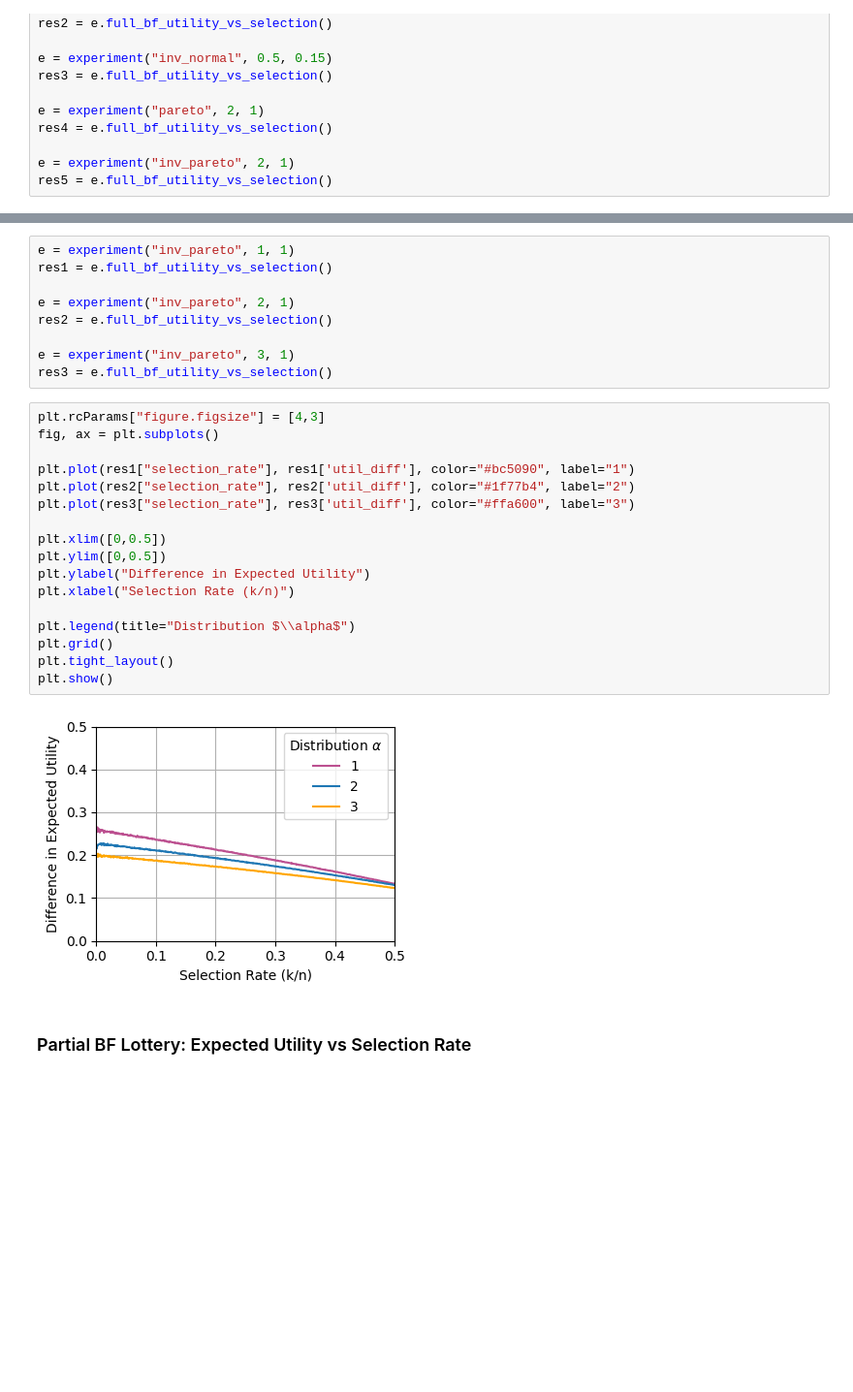
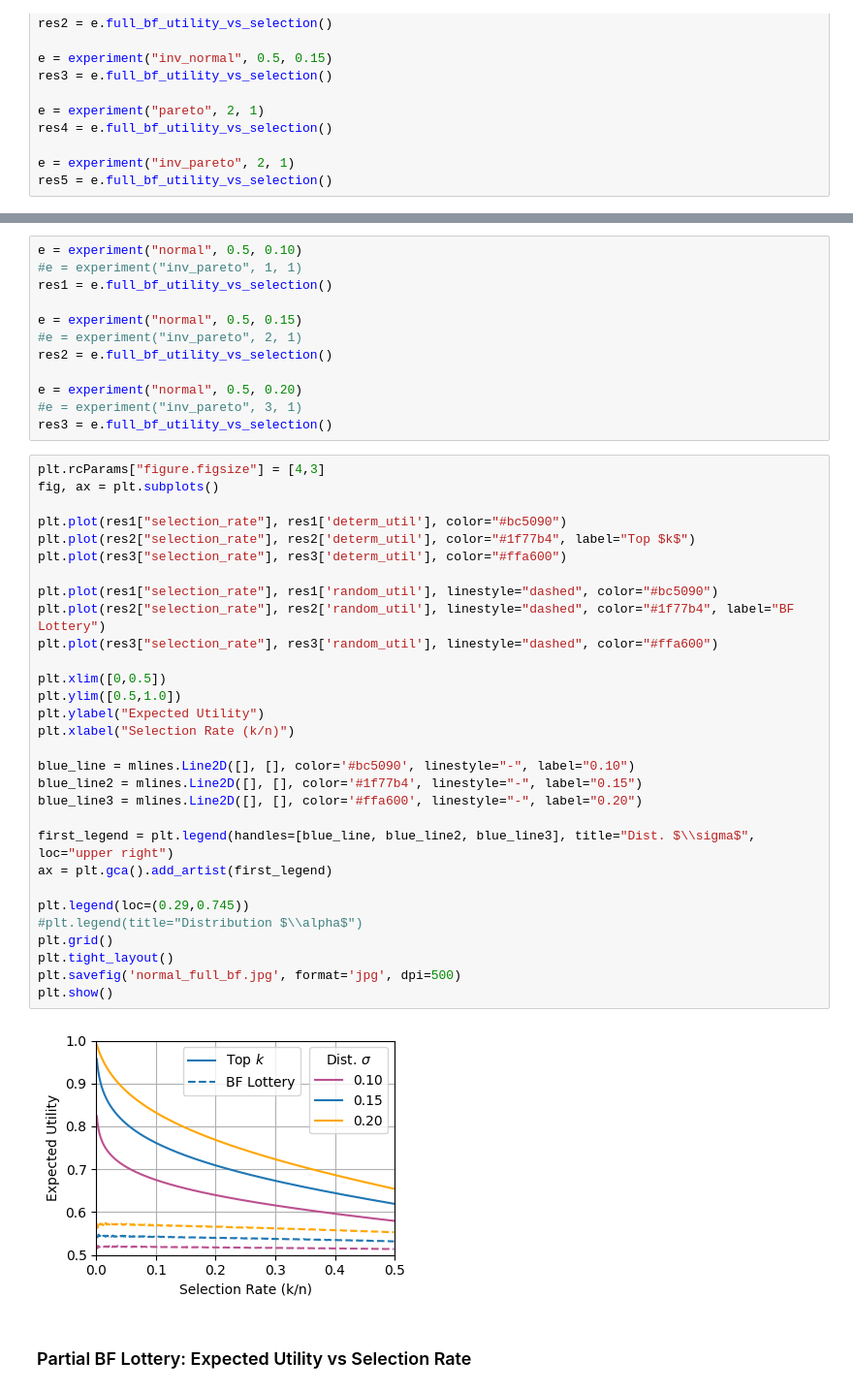
Before and after one commit to shomikj/randomization_for_fairness, a Jupyter notebook: claims_known/utility_tradeoff.ipynb, the cells around one changed output, grey strips where cells are left out. Shown at 97% size. Saved outputs shown, nothing was run; the diff lists cells and outputs as text; blank space fills up the shorter version.

```diff
--- a/claims_known/utility_tradeoff.ipynb
+++ b/claims_known/utility_tradeoff.ipynb
@@ -45,31 +45,47 @@ plt.show()
 # %%
-e = experiment("inv_pareto", 1, 1)
+e = experiment("normal", 0.5, 0.10)
+#e = experiment("inv_pareto", 1, 1)
 res1 = e.full_bf_utility_vs_selection()
 
-e = experiment("inv_pareto", 2, 1)
+e = experiment("normal", 0.5, 0.15)
+#e = experiment("inv_pareto", 2, 1)
 res2 = e.full_bf_utility_vs_selection()
 
-e = experiment("inv_pareto", 3, 1)
+e = experiment("normal", 0.5, 0.20)
+#e = experiment("inv_pareto", 3, 1)
 res3 = e.full_bf_utility_vs_selection()
 # %%
 plt.rcParams["figure.figsize"] = [4,3]
 fig, ax = plt.subplots()
 
-plt.plot(res1["selection_rate"], res1['util_diff'], color="#bc5090", label="1")
-plt.plot(res2["selection_rate"], res2['util_diff'], color="#1f77b4", label="2")
-plt.plot(res3["selection_rate"], res3['util_diff'], color="#ffa600", label="3")
+plt.plot(res1["selection_rate"], res1['determ_util'], color="#bc5090")
+plt.plot(res2["selection_rate"], res2['determ_util'], color="#1f77b4", label="Top $k$")
+plt.plot(res3["selection_rate"], res3['determ_util'], color="#ffa600")
+
+plt.plot(res1["selection_rate"], res1['random_util'], linestyle="dashed", color="#bc5090")
+plt.plot(res2["selection_rate"], res2['random_util'], linestyle="dashed", color="#1f77b4", label="BF Lottery")
+plt.plot(res3["selection_rate"], res3['random_util'], linestyle="dashed", color="#ffa600")
 
 plt.xlim([0,0.5])
-plt.ylim([0,0.5])
-plt.ylabel("Difference in Expected Utility")
+plt.ylim([0.5,1.0])
+plt.ylabel("Expected Utility")
 plt.xlabel("Selection Rate (k/n)")
 
-plt.legend(title="Distribution $\\alpha$")
+blue_line = mlines.Line2D([], [], color='#bc5090', linestyle="-", label="0.10")
+blue_line2 = mlines.Line2D([], [], color='#1f77b4', linestyle="-", label="0.15")
+blue_line3 = mlines.Line2D([], [], color='#ffa600', linestyle="-", label="0.20")
+
+first_legend = plt.legend(handles=[blue_line, blue_line2, blue_line3], title="Dist. $\\sigma$", loc="upper right")
+ax = plt.gca().add_artist(first_legend)
+
+plt.legend(loc=(0.29,0.745))
+#plt.legend(title="Distribution $\\alpha$")
 plt.grid()
 plt.tight_layout()
+plt.savefig('normal_full_bf.jpg', format='jpg', dpi=500)
 plt.show()
 # %% [output]
-[figure, old version]
+[figure, new version]
 # %% [markdown]
 ### Partial BF Lottery: Expected Utility vs Selection Rate
 # %%
```
Also changed, not shown: parts of 8 cells of this notebook, 16 other files.
